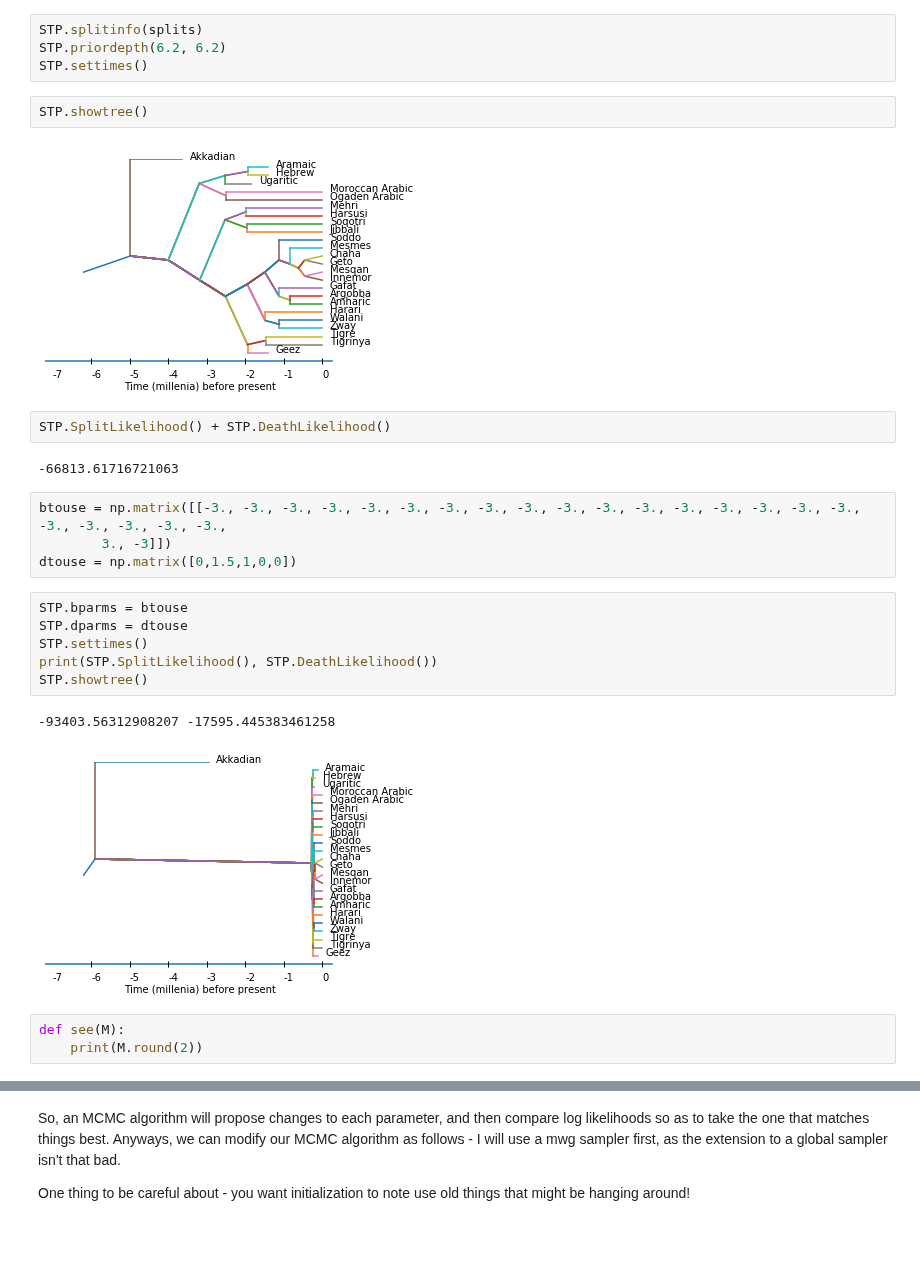
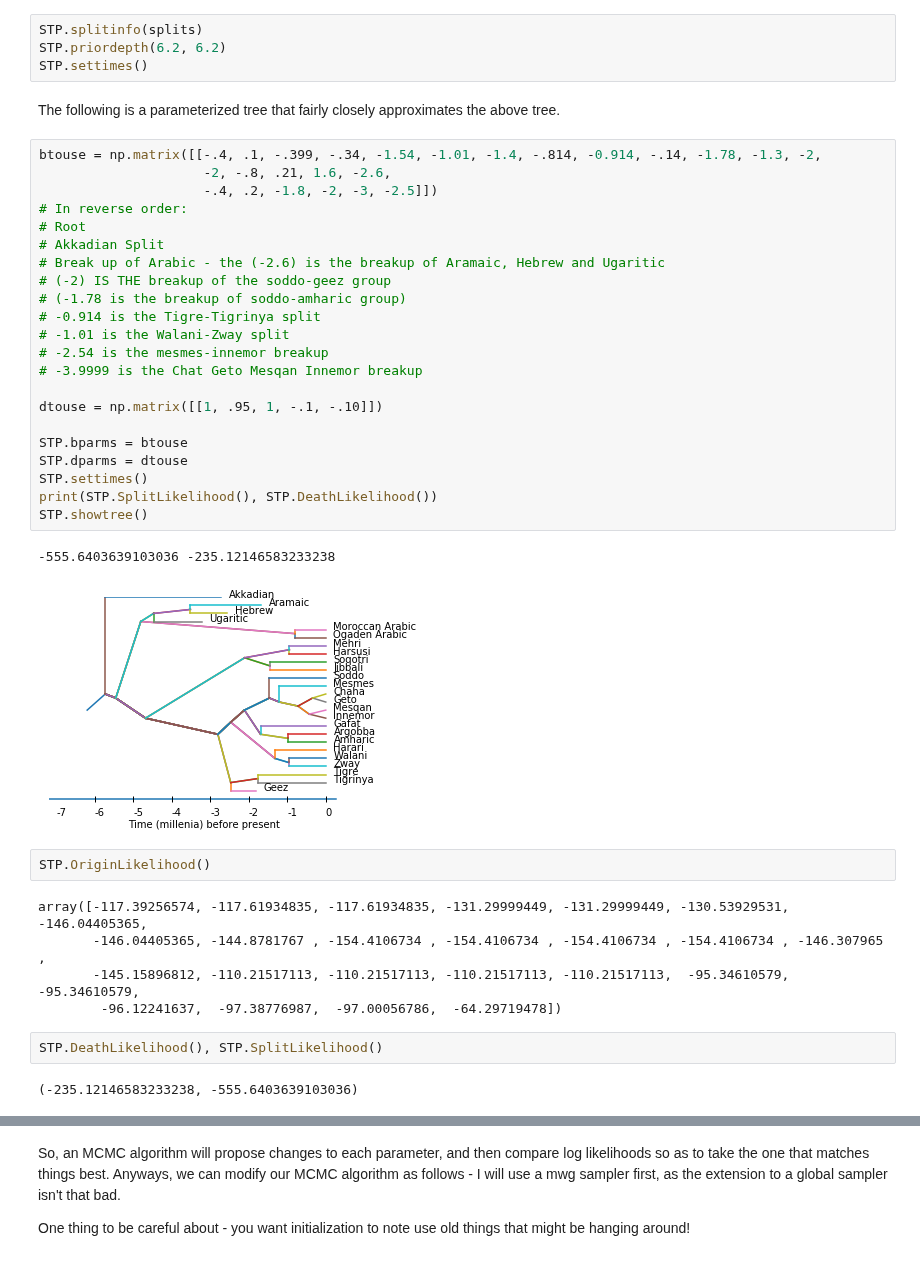
Before and after one commit to mbaker21231/InstEvo, a Jupyter notebook: NoteBooks/AAH - Paper.ipynb, the cells around one changed output, grey strips where cells are left out. Cells and saved outputs as stored; diff of their text form.

```diff
--- a/NoteBooks/AAH - Paper.ipynb
+++ b/NoteBooks/AAH - Paper.ipynb
@@ -210,27 +229,41 @@ splits = pd.DataFrame([['Semetic', 'Akkadian', 'Aramaic',  5750, 25],
 STP.splitinfo(splits)
 STP.priordepth(6.2, 6.2)
 STP.settimes()
+# %% [markdown]
+The following is a parameterized tree that fairly closely approximates the above tree.
+# %%
+btouse = np.matrix([[-.4, .1, -.399, -.34, -1.54, -1.01, -1.4, -.814, -0.914, -.14, -1.78, -1.3, -2,
+                     -2, -.8, .21, 1.6, -2.6,
+                     -.4, .2, -1.8, -2, -3, -2.5]])
+# In reverse order:
+# Root
+# Akkadian Split
+# Break up of Arabic - the (-2.6) is the breakup of Aramaic, Hebrew and Ugaritic
+# (-2) IS THE breakup of the soddo-geez group
+# (-1.78 is the breakup of soddo-amharic group)
+# -0.914 is the Tigre-Tigrinya split
+# -1.01 is the Walani-Zway split
+# -2.54 is the mesmes-innemor breakup
+# -3.9999 is the Chat Geto Mesqan Innemor breakup
+
+dtouse = np.matrix([[1, .95, 1, -.1, -.10]])
+
+STP.bparms = btouse
+STP.dparms = dtouse
+STP.settimes()
+print(STP.SplitLikelihood(), STP.DeathLikelihood())
+STP.showtree()
+# %% [output]
+-555.6403639103036 -235.12146583233238
+[figure, added]
 # %%
-STP.showtree()
+STP.OriginLikelihood()
 # %% [output]
-[figure, removed]
+array([-117.39256574, -117.61934835, -117.61934835, -131.29999449, -131.29999449, -130.53929531, -146.04405365,
+       -146.04405365, -144.8781767 , -154.4106734 , -154.4106734 , -154.4106734 , -154.4106734 , -146.307965  ,
+       -145.15896812, -110.21517113, -110.21517113, -110.21517113, -110.21517113,  -95.34610579,  -95.34610579,
+        -96.12241637,  -97.38776987,  -97.00056786,  -64.29719478])
 # %%
-STP.SplitLikelihood() + STP.DeathLikelihood()
+STP.DeathLikelihood(), STP.SplitLikelihood()
 # %% [output]
--66813.61716721063
+(-235.12146583233238, -555.6403639103036)
-# %%
-btouse = np.matrix([[-3., -3., -3., -3., -3., -3., -3., -3., -3., -3., -3., -3., -3., -3., -3., -3., -3., -3., -3., -3., -3., -3.,
-        3., -3]])
-dtouse = np.matrix([0,1.5,1,0,0])
-# %%
-STP.bparms = btouse
-STP.dparms = dtouse
-STP.settimes()
-print(STP.SplitLikelihood(), STP.DeathLikelihood())
-STP.showtree()
-# %% [output]
--93403.56312908207 -17595.445383461258
-[figure, removed]
-# %%
-def see(M):
-    print(M.round(2))
```
Also changed, not shown: parts of 22 cells of this notebook, 1 other file.
